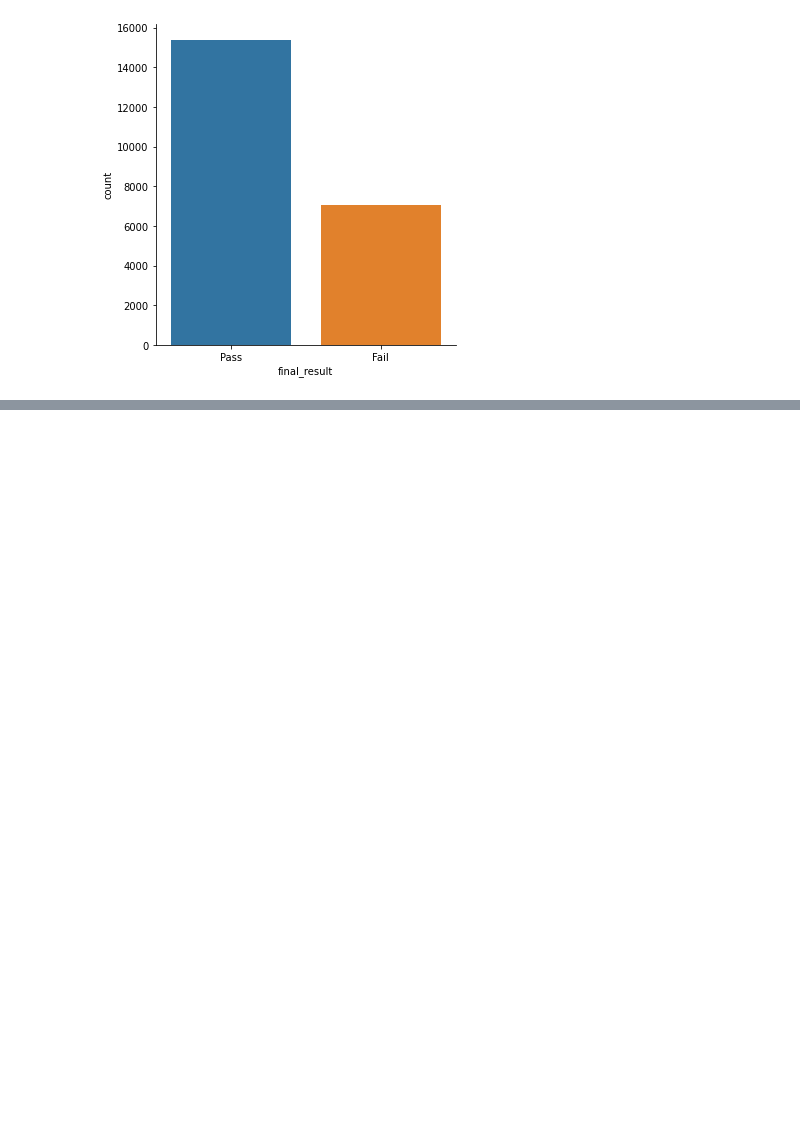
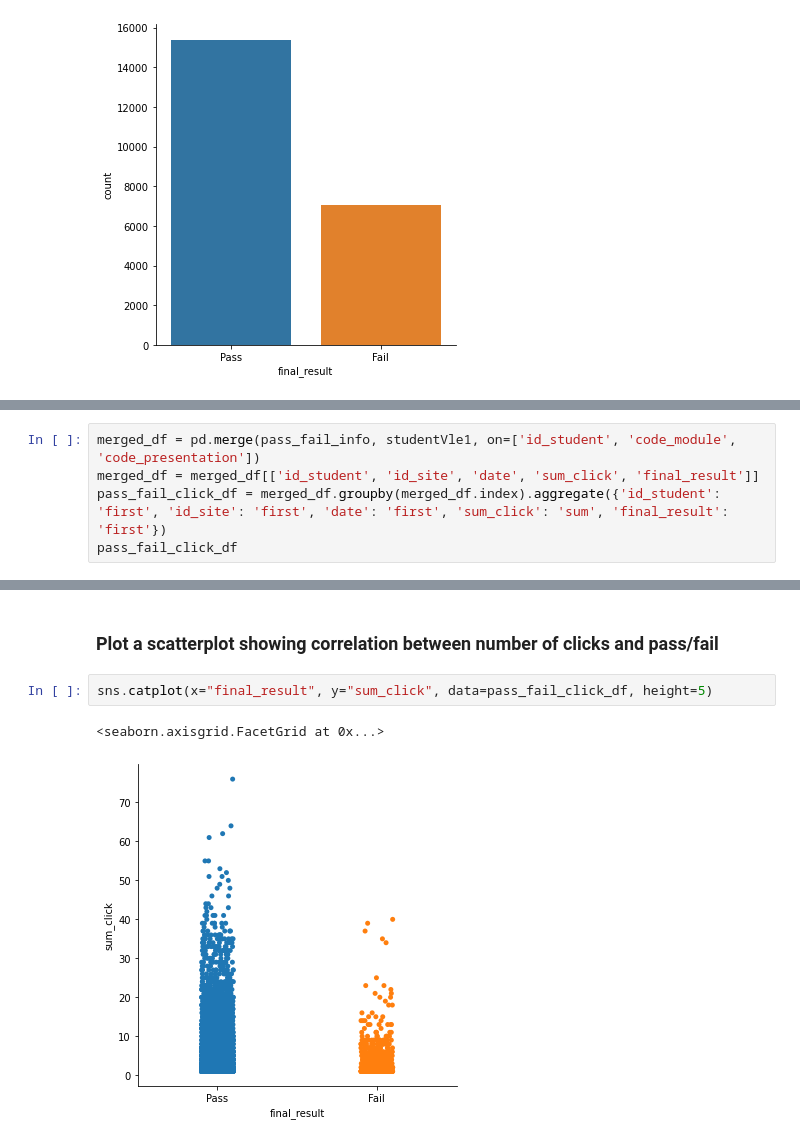
Before and after one commit to FaiZaman/Early-Identification-of-Failing-Students, a Jupyter notebook: Predicting Failing Students.ipynb, the cells around one changed output, grey strips where cells are left out. Cells and saved outputs as stored; diff of their text form; blank space fills up the shorter version.

```diff
--- a/Predicting Failing Students.ipynb
+++ b/Predicting Failing Students.ipynb
@@ -49,0 +77,5 @@ sns.catplot(x="final_result", data=pass_fail_info, kind="count", height=5)
+# %%
+merged_df = pd.merge(pass_fail_info, studentVle1, on=['id_student', 'code_module', 'code_presentation'])
+merged_df = merged_df[['id_student', 'id_site', 'date', 'sum_click', 'final_result']]
+pass_fail_click_df = merged_df.groupby(merged_df.index).aggregate({'id_student': 'first', 'id_site': 'first', 'date': 'first', 'sum_click': 'sum', 'final_result': 'first'})
+pass_fail_click_df
@@ -49,0 +96,7 @@ sns.catplot(x="final_result", data=pass_fail_info, kind="count", height=5)
+# %% [markdown]
+### Plot a scatterplot showing correlation between number of clicks and pass/fail
+# %%
+sns.catplot(x="final_result", y="sum_click", data=pass_fail_click_df, height=5)
+# %% [output]
+<seaborn.axisgrid.FacetGrid at 0x...>
+[figure, added]
```
Also changed, not shown: parts of 13 cells of this notebook.
